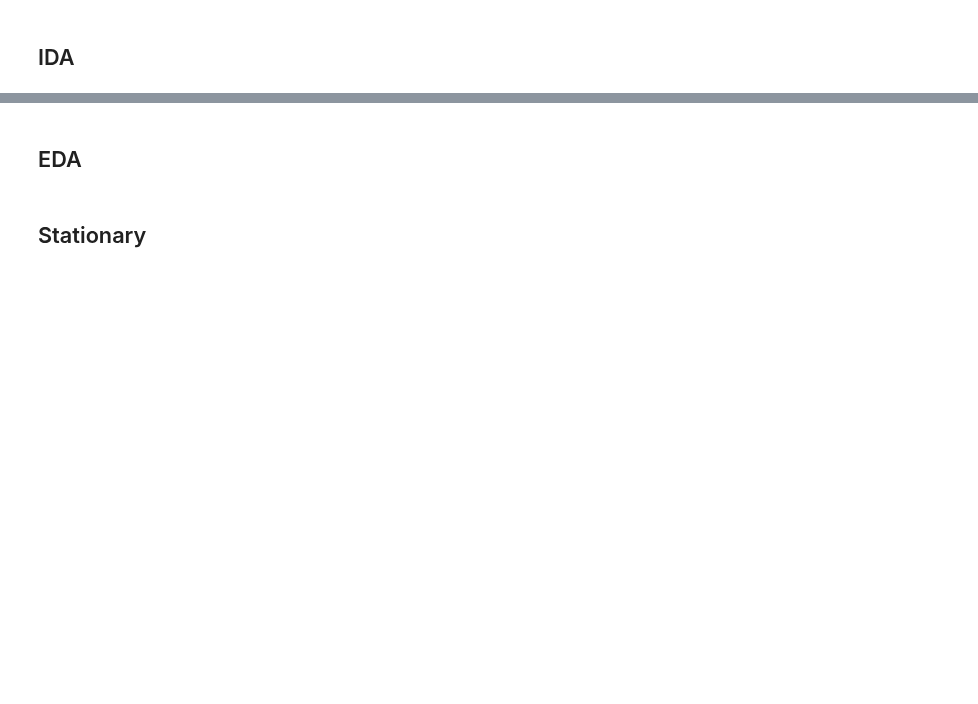
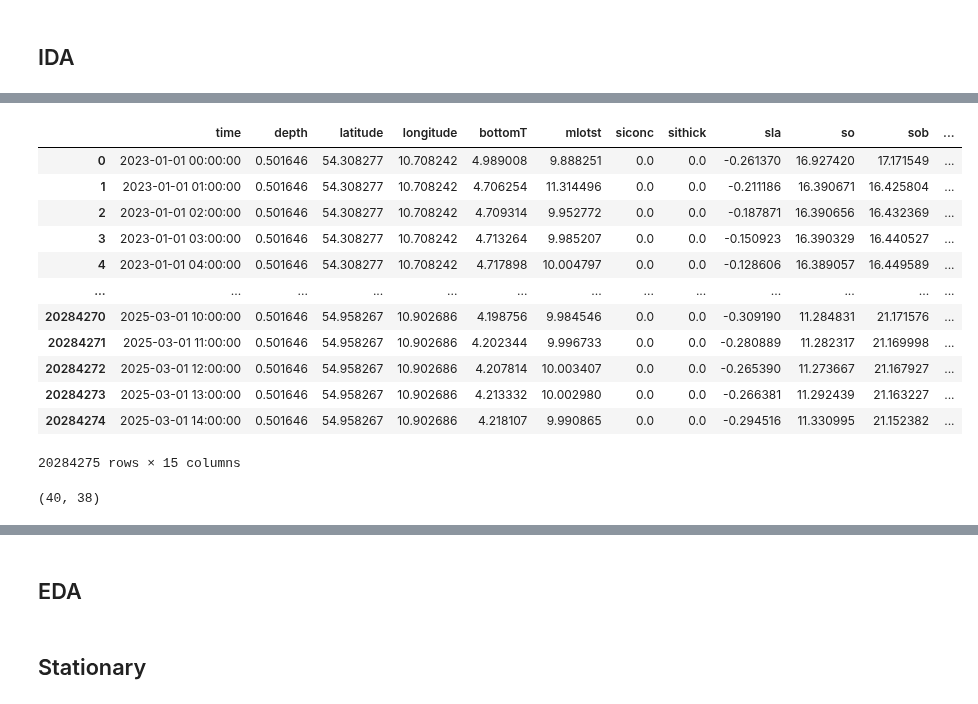
Before and after one commit to RATFIVE/GEOMAR-DeepLearning, a Jupyter notebook: app/backend/EDA.ipynb, the cells around one changed output, grey strips where cells are left out. Drawn from its saved outputs; the diff is of its cells as text; code cells hidden in the pictures; blank space fills up the shorter version.

```diff
--- a/app/backend/EDA.ipynb
+++ b/app/backend/EDA.ipynb
@@ -301 +272,21 @@ memory usage: 91.7 MB
 None
+# %%
+display(training_data)
+# %% [output]
+|  | time | depth | latitude | longitude | bottomT | mlotst | siconc | sithick | sla | so | sob | ... |
+| 0 | 2023-01-01 00:00:00 | 0.501646 | 54.308277 | 10.708242 | 4.989008 | 9.888251 | 0.0 | 0.0 | -0.261370 | 16.927420 | 17.171549 | ... |
+| 1 | 2023-01-01 01:00:00 | 0.501646 | 54.308277 | 10.708242 | 4.706254 | 11.314496 | 0.0 | 0.0 | -0.211186 | 16.390671 | 16.425804 | ... |
+| 2 | 2023-01-01 02:00:00 | 0.501646 | 54.308277 | 10.708242 | 4.709314 | 9.952772 | 0.0 | 0.0 | -0.187871 | 16.390656 | 16.432369 | ... |
+| 3 | 2023-01-01 03:00:00 | 0.501646 | 54.308277 | 10.708242 | 4.713264 | 9.985207 | 0.0 | 0.0 | -0.150923 | 16.390329 | 16.440527 | ... |
+| 4 | 2023-01-01 04:00:00 | 0.501646 | 54.308277 | 10.708242 | 4.717898 | 10.004797 | 0.0 | 0.0 | -0.128606 | 16.389057 | 16.449589 | ... |
+| ... | ... | ... | ... | ... | ... | ... | ... | ... | ... | ... | ... | ... |
+| 20284270 | 2025-03-01 10:00:00 | 0.501646 | 54.958267 | 10.902686 | 4.198756 | 9.984546 | 0.0 | 0.0 | -0.309190 | 11.284831 | 21.171576 | ... |
+| 20284271 | 2025-03-01 11:00:00 | 0.501646 | 54.958267 | 10.902686 | 4.202344 | 9.996733 | 0.0 | 0.0 | -0.280889 | 11.282317 | 21.169998 | ... |
+| 20284272 | 2025-03-01 12:00:00 | 0.501646 | 54.958267 | 10.902686 | 4.207814 | 10.003407 | 0.0 | 0.0 | -0.265390 | 11.273667 | 21.167927 | ... |
+| 20284273 | 2025-03-01 13:00:00 | 0.501646 | 54.958267 | 10.902686 | 4.213332 | 10.002980 | 0.0 | 0.0 | -0.266381 | 11.292439 | 21.163227 | ... |
+| 20284274 | 2025-03-01 14:00:00 | 0.501646 | 54.958267 | 10.902686 | 4.218107 | 9.990865 | 0.0 | 0.0 | -0.294516 | 11.330995 | 21.152382 | ... |
+20284275 rows × 15 columns
+# %%
+training_data['latitude'].nunique(), training_data['longitude'].nunique()
+# %% [output]
+(40, 38)
```
Also changed, not shown: parts of 13 cells of this notebook.
